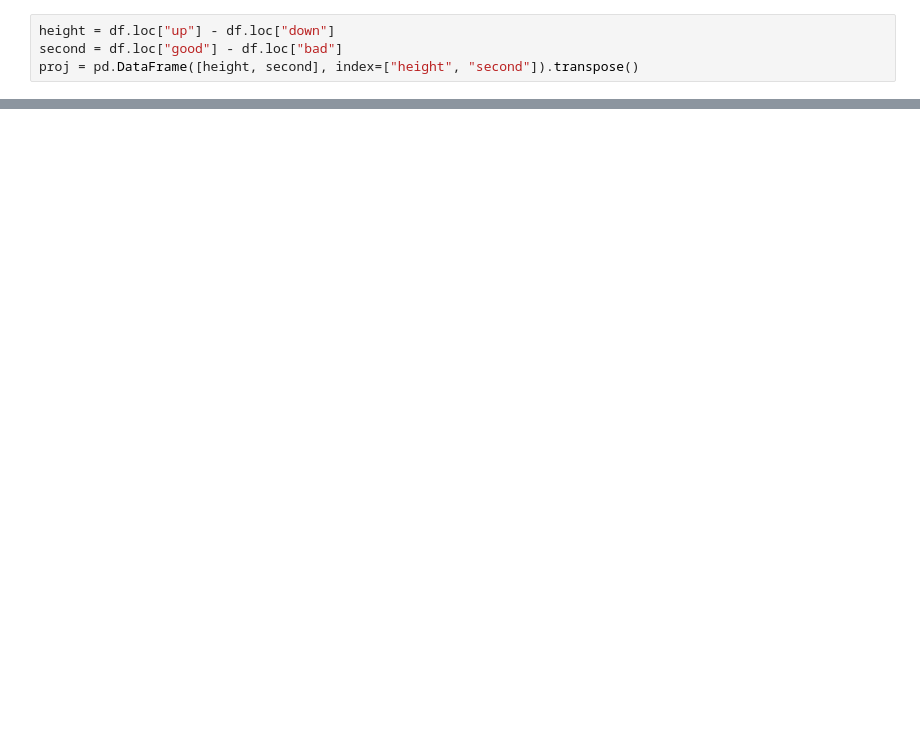
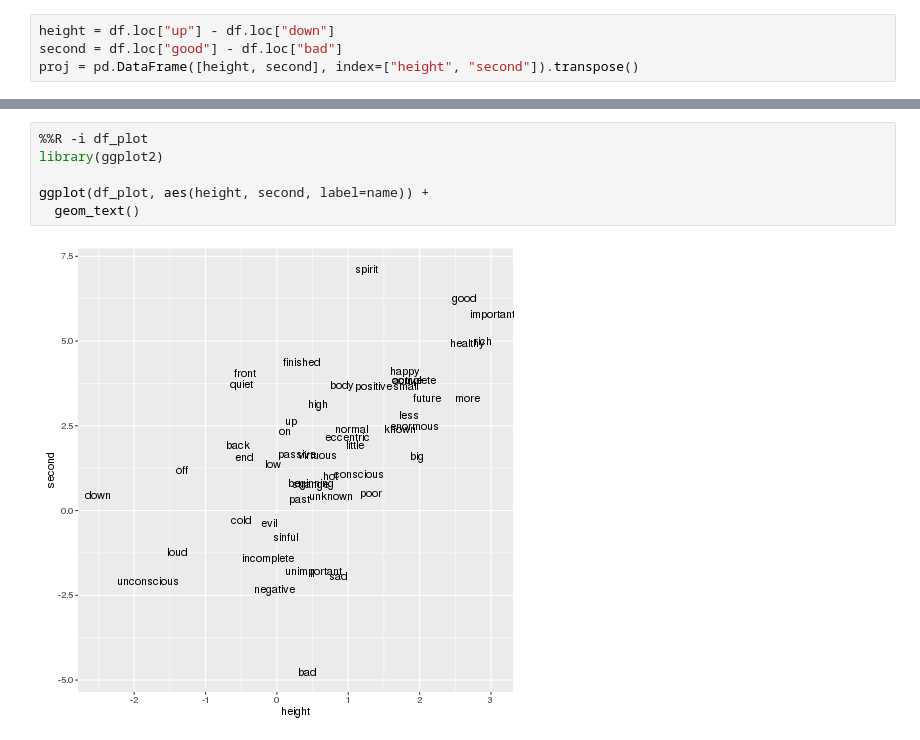
Before and after one commit to lamyiowce/word2viz, a Jupyter notebook: 1_metaphors.ipynb, the cells around one changed output, grey strips where cells are left out. Drawn from its saved outputs; the diff is of its cells as text; blank space fills up the shorter version.

```diff
--- a/1_metaphors.ipynb
+++ b/1_metaphors.ipynb
@@ -124,0 +133,8 @@ ggplot(df_plot, aes(height, second, label=name)) +
+# %%
+%%R -i df_plot
+library(ggplot2)
+
+ggplot(df_plot, aes(height, second, label=name)) +
+  geom_text()
+# %% [output]
+[figure, added]
```
Also changed, not shown: parts of 10 cells of this notebook, 4 other files.
